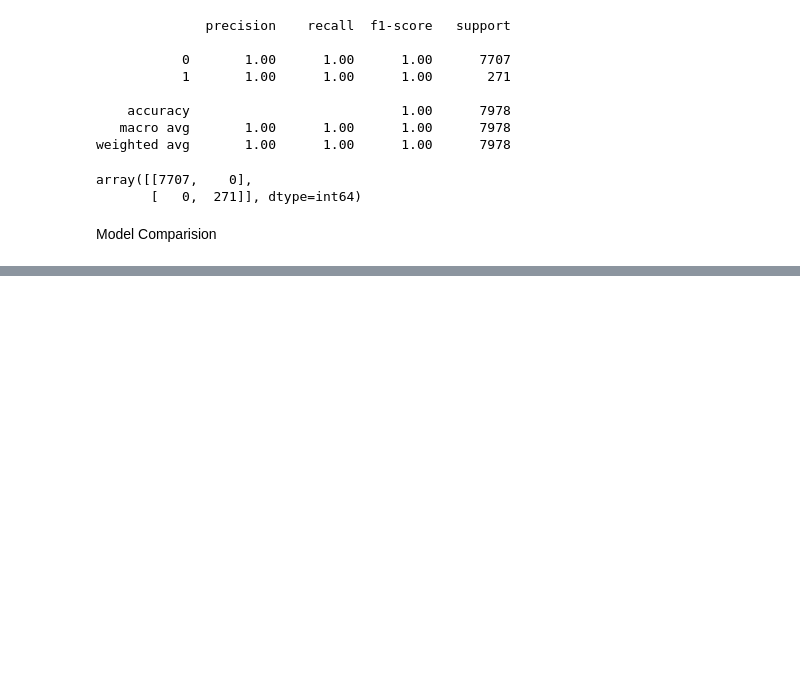
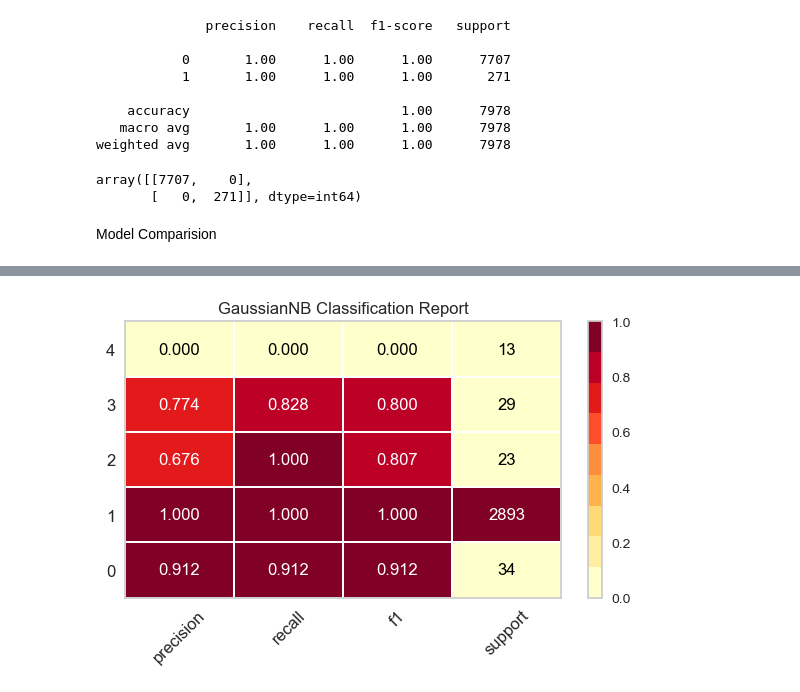
Before and after one commit to xardous09/HACKERA, a Jupyter notebook: model.ipynb, the cells around one changed output, grey strips where cells are left out. Saved outputs shown, nothing was run; the diff lists cells and outputs as text; code cells hidden in the pictures; blank space fills up the shorter version.

```diff
--- a/model.ipynb
+++ b/model.ipynb
@@ -625,0 +670,3 @@ Random Forest:  0.9729323308270676
+# %%
+# Identify the top-performing model based on the Area Under the Curve (AUC) metric
+best_model = compare_models(sort='AUC')
@@ -625,0 +695,4 @@ Random Forest:  0.9729323308270676
+# %%
+plt.figure(figsize = (6,4))
+plot_model(best_model, plot = 'class_report')
+# %% [output]
@@ -625,0 +700 @@ Random Forest:  0.9729323308270676
+[figure, added]
```
Also changed, not shown: parts of 33 cells of this notebook, 3 other files.
